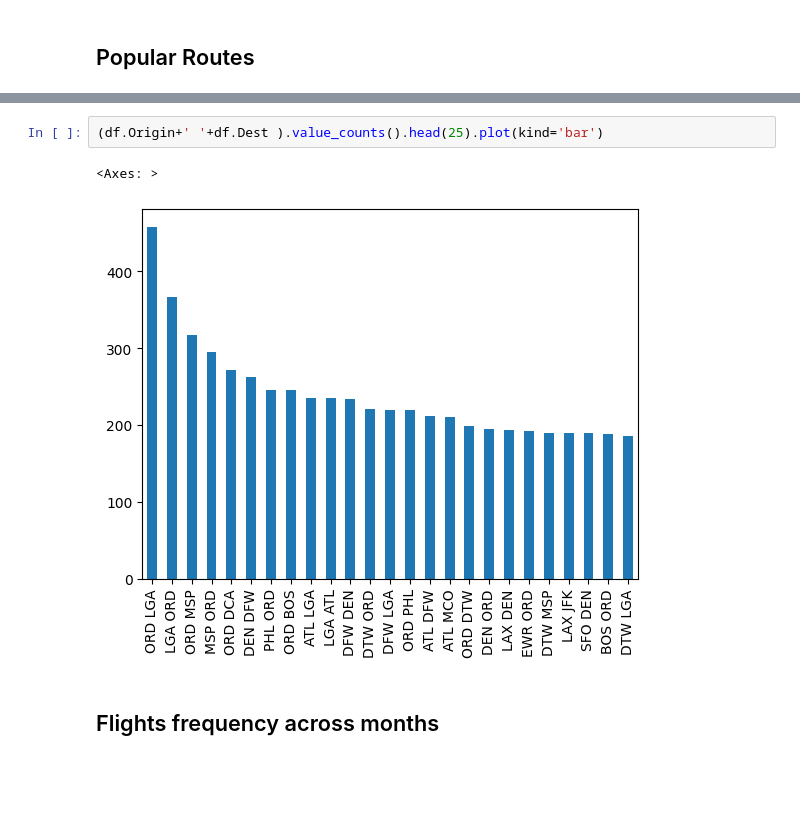
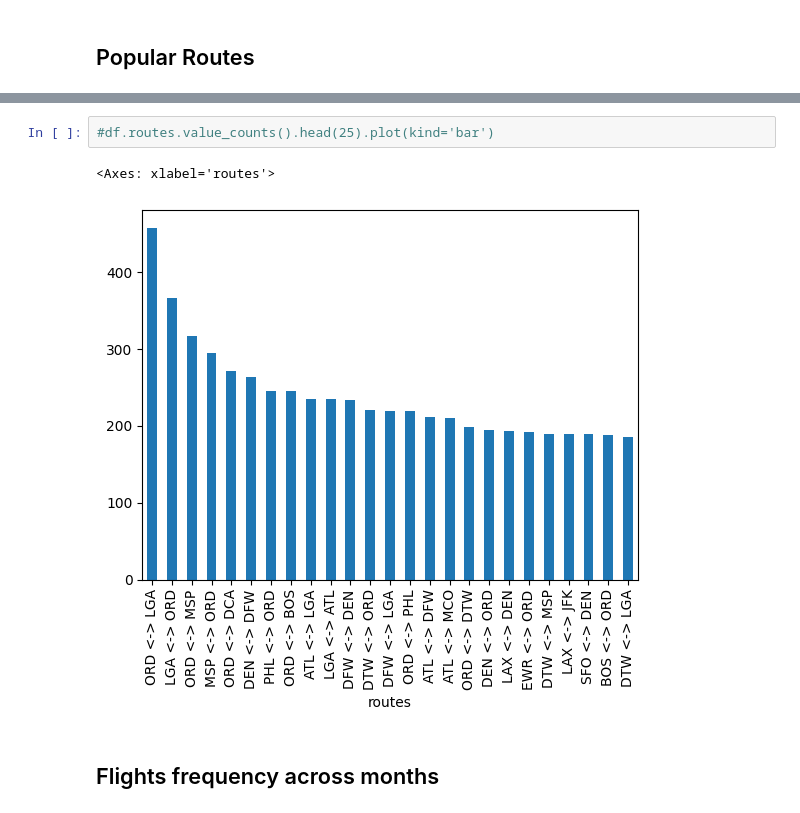
Before and after one commit to bhupii77/Digipodium-AB, a Jupyter notebook: flight_data_analysis/analysis.ipynb, the cells around one changed output, grey strips where cells are left out. Saved outputs shown, nothing was run; the diff lists cells and outputs as text; blank space fills up the shorter version.

```diff
--- a/flight_data_analysis/analysis.ipynb
+++ b/flight_data_analysis/analysis.ipynb
@@ -324,8 +335,8 @@ Name: Origin, Length: 228, dtype: int64
 # %%
-(df.Origin+' '+df.Dest ).value_counts().head(25).plot(kind='bar')
+#df.routes.value_counts().head(25).plot(kind='bar')
 # %% [output]
-<Axes: >
+<Axes: xlabel='routes'>
-[figure, old version]
+[figure, new version]
 # %% [markdown]
 ## Flights frequency across months
 # %%
```
Also changed, not shown: parts of 14 cells of this notebook, 10 other files.
